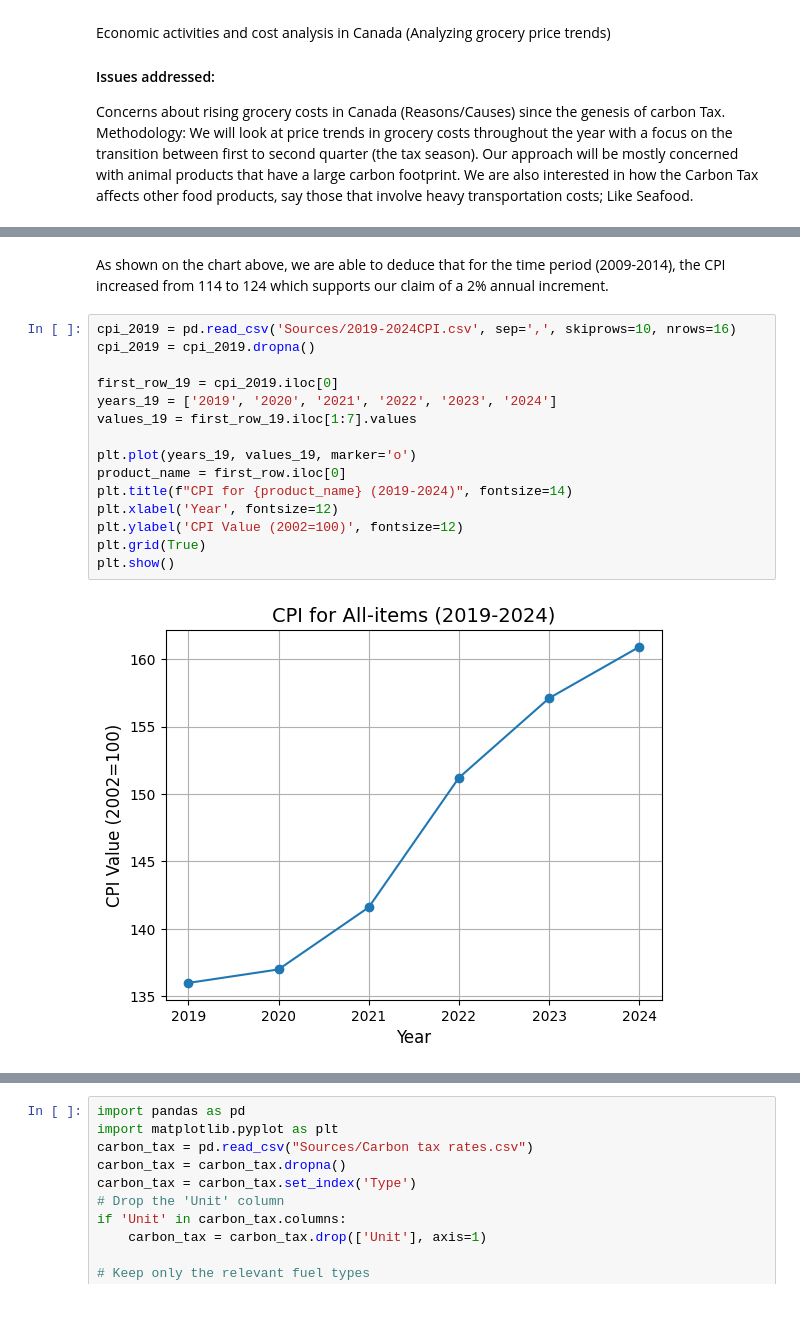
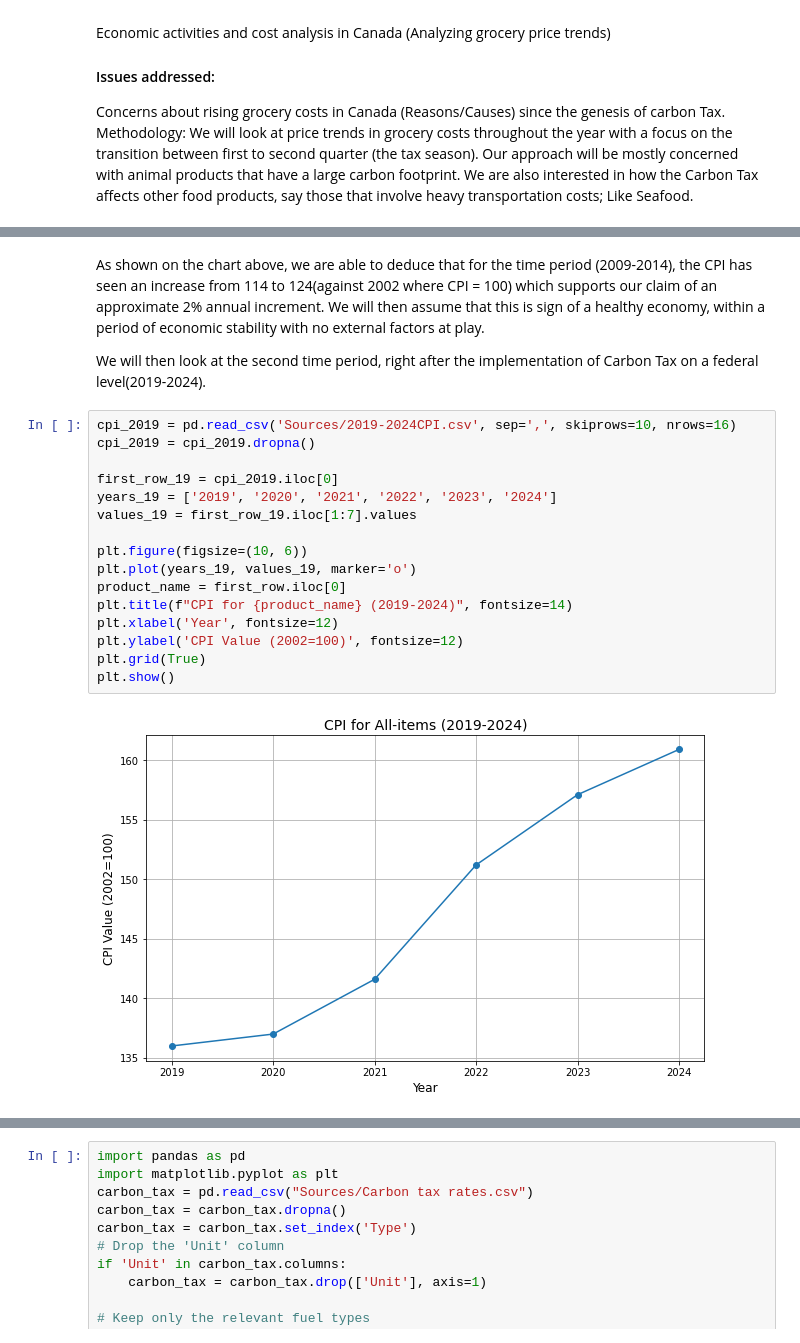
Before and after one commit to Matthew-S-Chiasson/CS2545-Analytics-on-the-price-of-Groceries-due-to-the-Carbon-Tax, a Jupyter notebook: Carbon_Tax_Data_Observations.ipynb, the cells around one changed output, grey strips where cells are left out. Saved outputs shown, nothing was run; the diff lists cells and outputs as text; blank space fills up the shorter version.

```diff
--- a/Carbon_Tax_Data_Observations.ipynb
+++ b/Carbon_Tax_Data_Observations.ipynb
@@ -82,20 +74,23 @@ plt.show()
 # %% [markdown]
-As shown on the chart above, we are able to deduce that for the time period (2009-2014), the CPI increased from 114 to 124 which supports our claim of a 2% annual increment.
+As shown on the chart above, we are able to deduce that for the time period (2009-2014), the CPI has seen an increase from 114 to 124(against 2002 where CPI = 100) which supports our claim of an approximate 2% annual increment. We will then assume that this is sign of a healthy economy, within a period of economic stability with no external factors at play.
+
+We will then look at the second time period, right after the implementation of Carbon Tax on a federal level(2019-2024).
 # %%
 cpi_2019 = pd.read_csv('Sources/2019-2024CPI.csv', sep=',', skiprows=10, nrows=16)
 cpi_2019 = cpi_2019.dropna()
 
 first_row_19 = cpi_2019.iloc[0]
 years_19 = ['2019', '2020', '2021', '2022', '2023', '2024']
 values_19 = first_row_19.iloc[1:7].values
 
+plt.figure(figsize=(10, 6))
 plt.plot(years_19, values_19, marker='o')
 product_name = first_row.iloc[0]
 plt.title(f"CPI for {product_name} (2019-2024)", fontsize=14)
 plt.xlabel('Year', fontsize=12)
 plt.ylabel('CPI Value (2002=100)', fontsize=12)
 plt.grid(True)
 plt.show()
 # %% [output]
-[figure, old version]
+[figure, new version]
 # %% [markdown]
```
Also changed, not shown: parts of 14 cells of this notebook.
